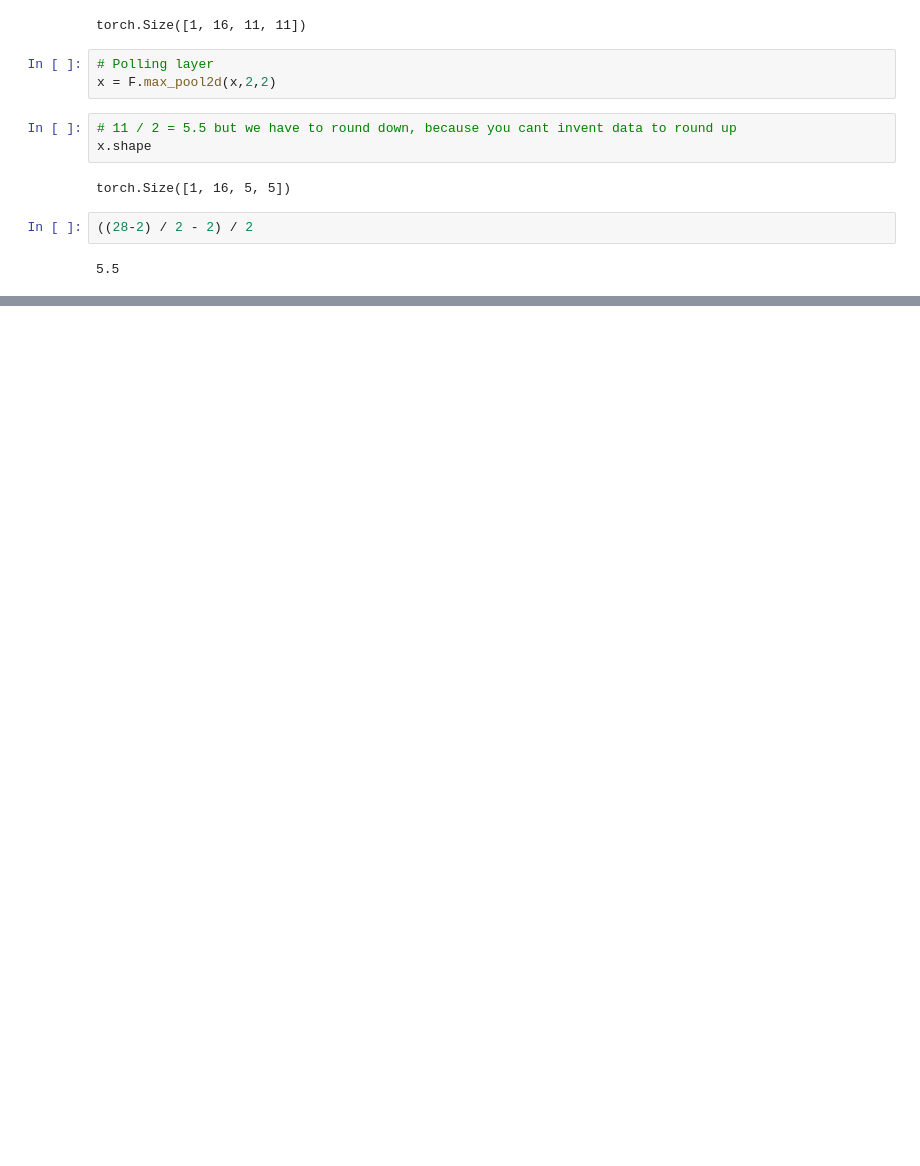
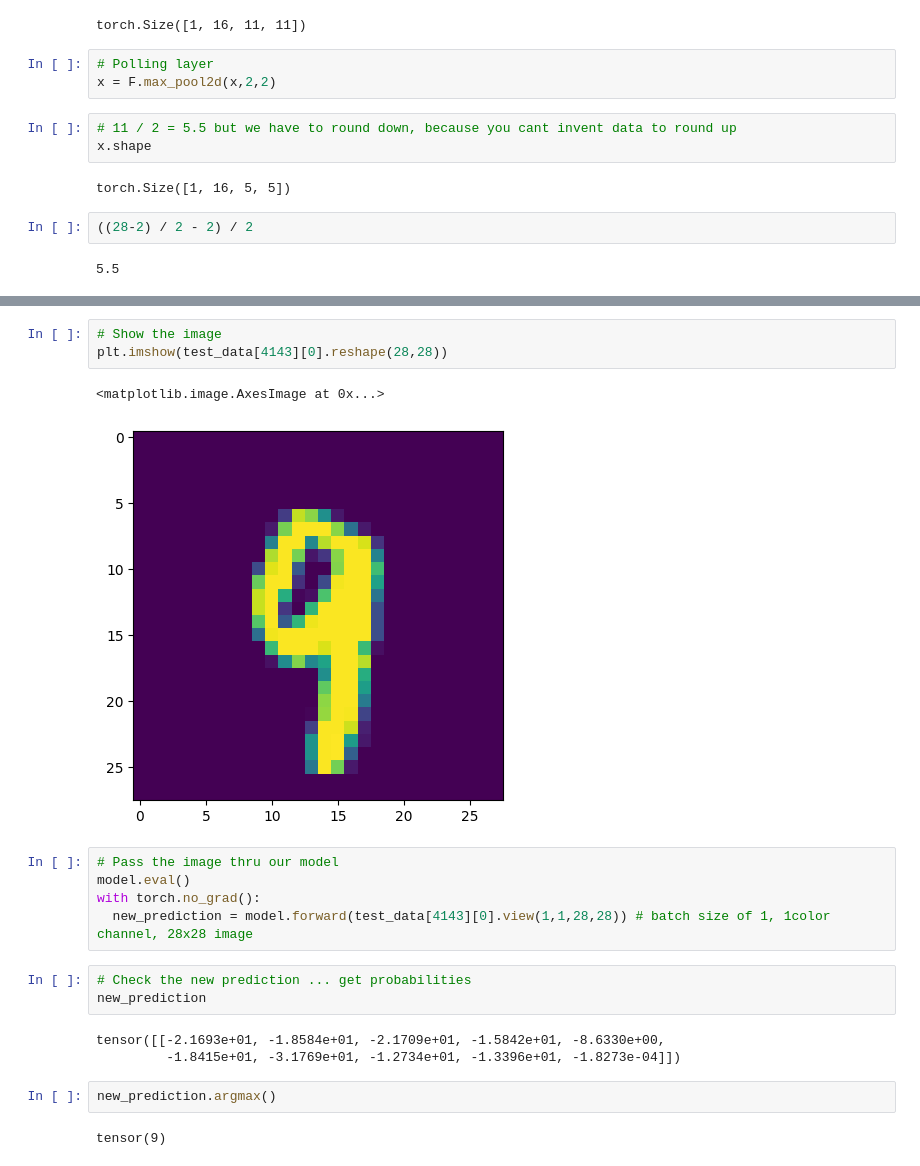
Before and after one commit to felipecacique/Pytorch-Tutorial-Youtube, a Jupyter notebook: CNN.ipynb, the cells around one changed output, grey strips where cells are left out. Cells and saved outputs as stored; diff of their text form; blank space fills up the shorter version.

```diff
--- a/CNN.ipynb
+++ b/CNN.ipynb
@@ -96,0 +309,21 @@ torch.Size([1, 16, 5, 5])
+# %%
+# Show the image
+plt.imshow(test_data[4143][0].reshape(28,28))
+# %% [output]
+<matplotlib.image.AxesImage at 0x...>
+[figure, added]
+# %%
+# Pass the image thru our model
+model.eval()
+with torch.no_grad():
+  new_prediction = model.forward(test_data[4143][0].view(1,1,28,28)) # batch size of 1, 1color channel, 28x28 image
+# %%
+# Check the new prediction ... get probabilities
+new_prediction
+# %% [output]
+tensor([[-2.1693e+01, -1.8584e+01, -2.1709e+01, -1.5842e+01, -8.6330e+00,
+         -1.8415e+01, -3.1769e+01, -1.2734e+01, -1.3396e+01, -1.8273e-04]])
+# %%
+new_prediction.argmax()
+# %% [output]
+tensor(9)
```
Also changed, not shown: parts of 13 cells of this notebook.
